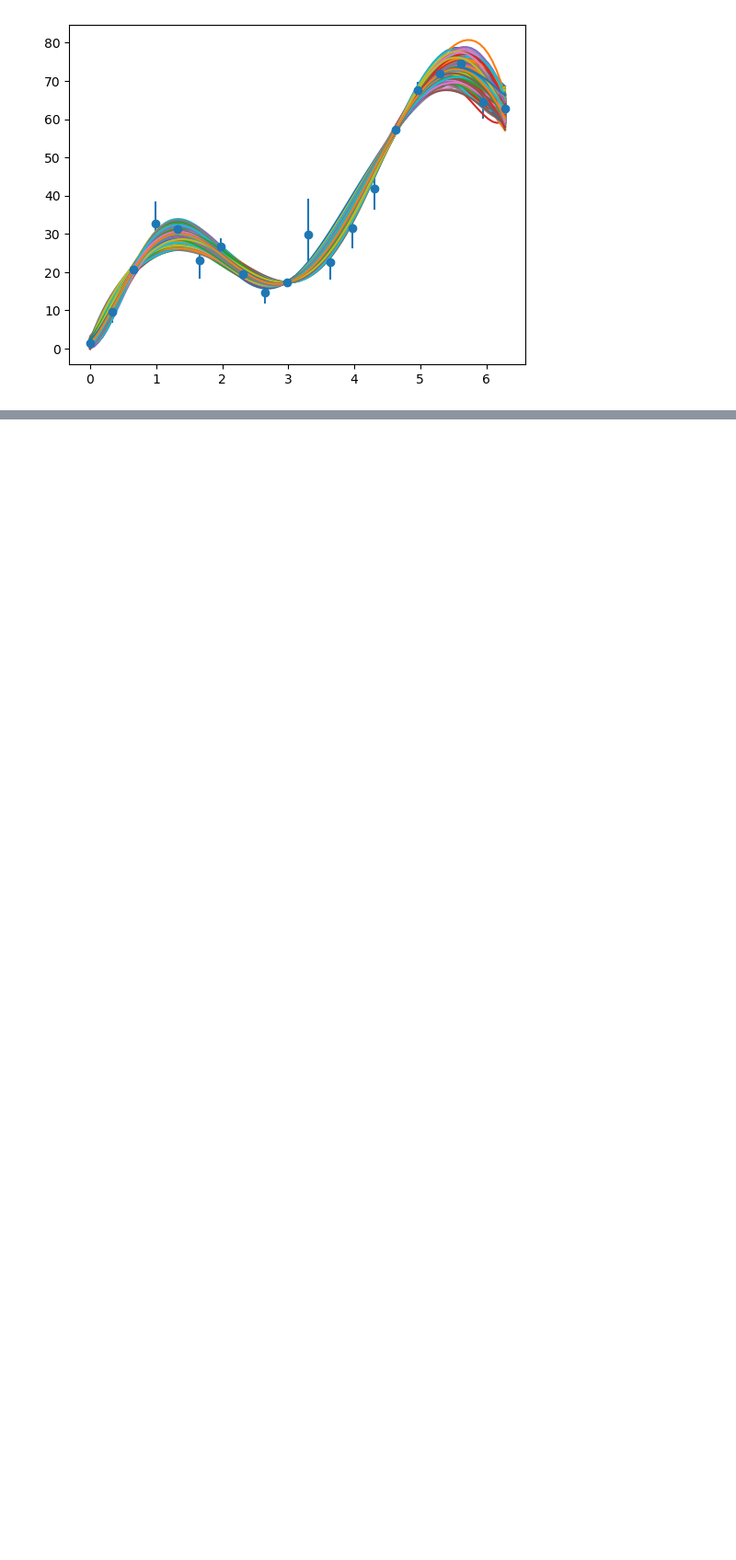
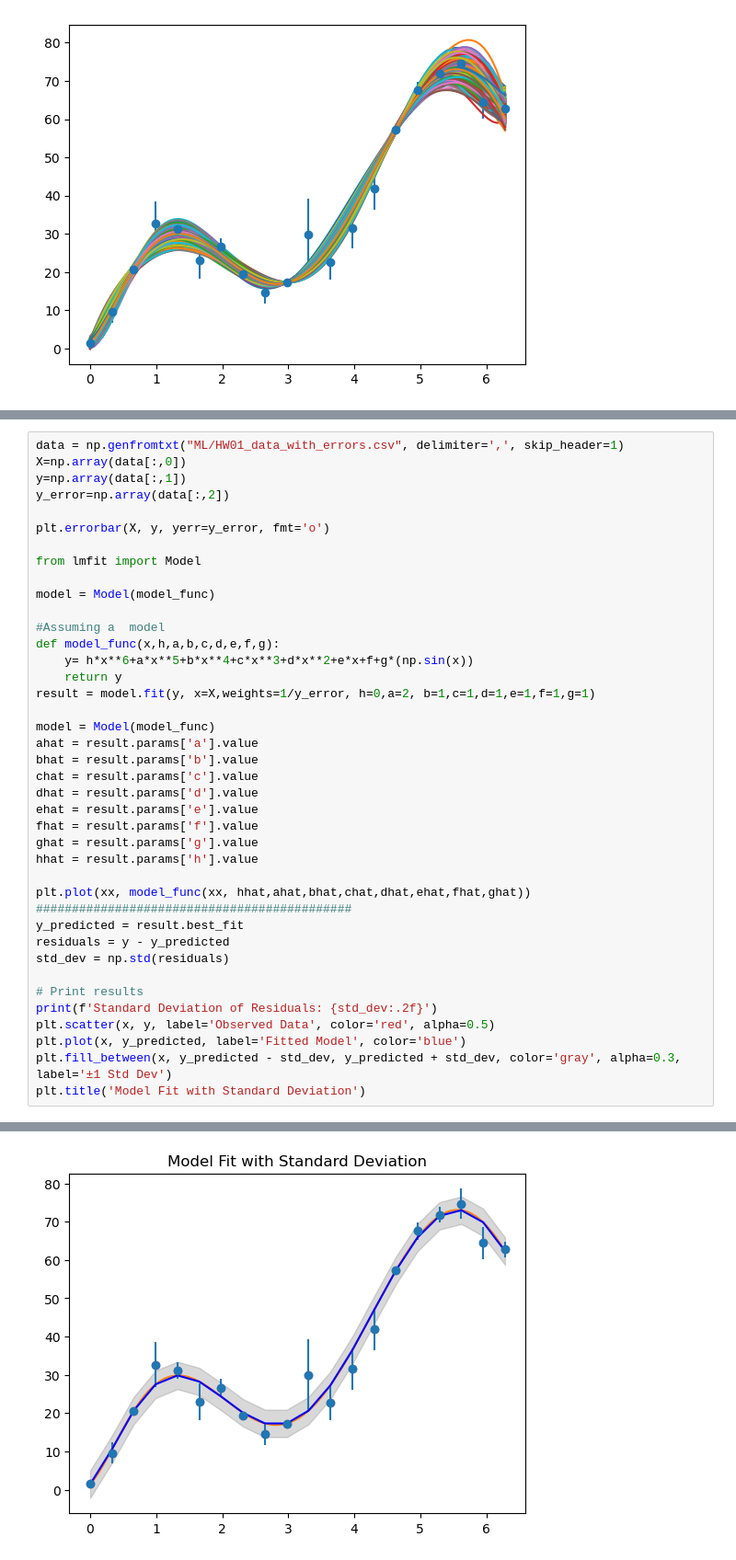
Before and after one commit to VeganSouvlaki/ML, a Jupyter notebook: L01_optimization_basics_answerkey.ipynb, the cells around one changed output, grey strips where cells are left out. Shown at 92% size. Cells and saved outputs as stored; diff of their text form; blank space fills up the shorter version.

```diff
--- a/L01_optimization_basics_answerkey.ipynb
+++ b/L01_optimization_basics_answerkey.ipynb
@@ -1167,0 +1168,41 @@ for i in range(1000):
+# %%
+data = np.genfromtxt("ML/HW01_data_with_errors.csv", delimiter=',', skip_header=1)
+X=np.array(data[:,0])
+y=np.array(data[:,1])
+y_error=np.array(data[:,2])
+
+plt.errorbar(X, y, yerr=y_error, fmt='o')
+
+from lmfit import Model
+
+model = Model(model_func)
+
+#Assuming a  model
+def model_func(x,h,a,b,c,d,e,f,g):
+    y= h*x**6+a*x**5+b*x**4+c*x**3+d*x**2+e*x+f+g*(np.sin(x))
+    return y
+result = model.fit(y, x=X,weights=1/y_error, h=0,a=2, b=1,c=1,d=1,e=1,f=1,g=1)
+
+model = Model(model_func)
+ahat = result.params['a'].value
+bhat = result.params['b'].value
+chat = result.params['c'].value
+dhat = result.params['d'].value
+ehat = result.params['e'].value
+fhat = result.params['f'].value
+ghat = result.params['g'].value
+hhat = result.params['h'].value
+
+plt.plot(xx, model_func(xx, hhat,ahat,bhat,chat,dhat,ehat,fhat,ghat))
+############################################
+y_predicted = result.best_fit
+residuals = y - y_predicted
+std_dev = np.std(residuals)
+
+# Print results
+print(f'Standard Deviation of Residuals: {std_dev:.2f}')
+plt.scatter(x, y, label='Observed Data', color='red', alpha=0.5)
+plt.plot(x, y_predicted, label='Fitted Model', color='blue')
+plt.fill_between(x, y_predicted - std_dev, y_predicted + std_dev, color='gray', alpha=0.3, label='±1 Std Dev')
+plt.title('Model Fit with Standard Deviation')
+# %% [output]
@@ -1167,0 +1211 @@ for i in range(1000):
+[figure, added]
```
Also changed, not shown: parts of 2 cells of this notebook.
